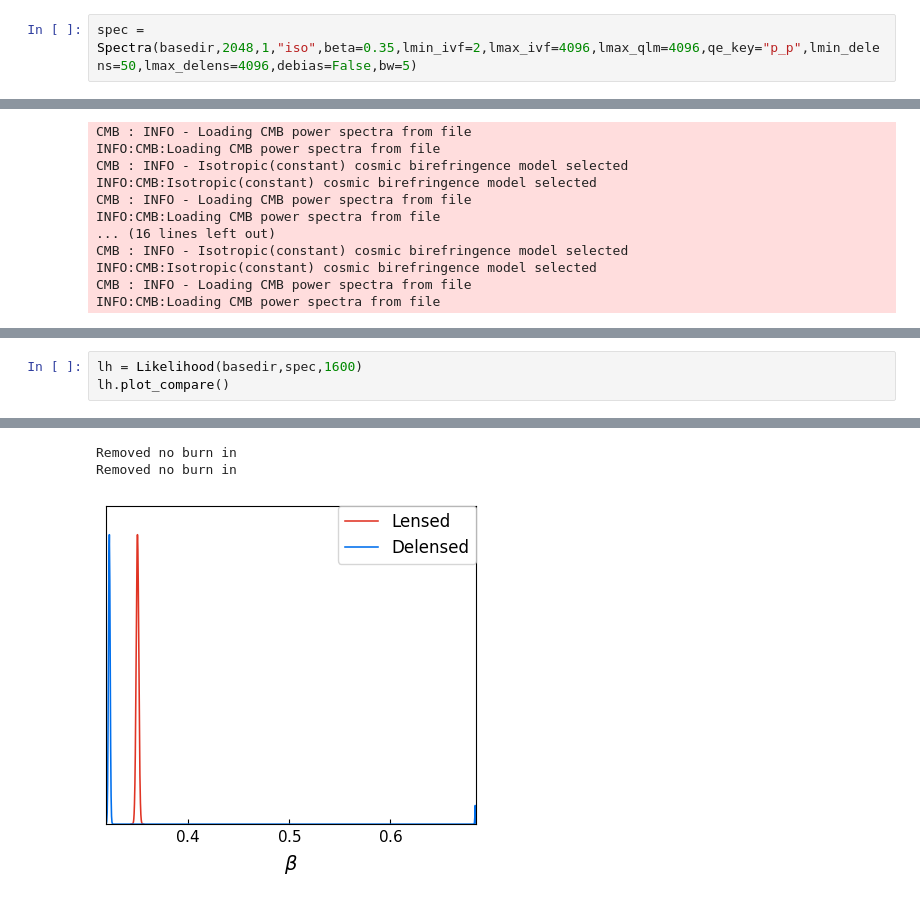
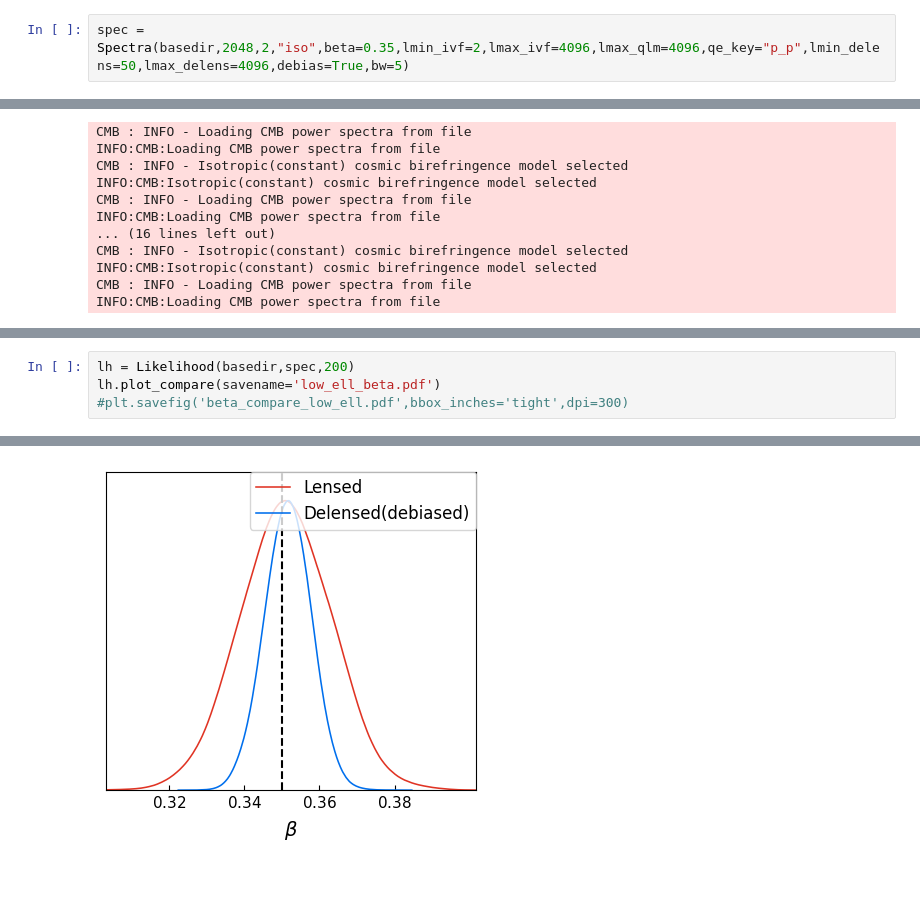
Before and after one commit to antolonappan/DelensCoBi, a Jupyter notebook: examples/likelihood_iso.ipynb, the cells around one changed output, grey strips where cells are left out. Drawn from its saved outputs; the diff is of its cells as text.

```diff
--- a/examples/likelihood_iso.ipynb
+++ b/examples/likelihood_iso.ipynb
@@ -23,7 +23,7 @@ MPI startup(): FI_PSM3_UUID was not generated, please set it to avoid possible r
 # %%
 basedir = '/mnt/sdceph/users/alonappan/DANCE'
 # %%
-spec = Spectra(basedir,2048,1,"iso",beta=0.35,lmin_ivf=2,lmax_ivf=4096,lmax_qlm=4096,qe_key="p_p",lmin_delens=50,lmax_delens=4096,debias=False,bw=5)
+spec = Spectra(basedir,2048,2,"iso",beta=0.35,lmin_ivf=2,lmax_ivf=4096,lmax_qlm=4096,qe_key="p_p",lmin_delens=50,lmax_delens=4096,debias=True,bw=5)
 # %% [output]
 CMB : INFO - Isotropic(constant) cosmic birefringence model selected
 INFO:CMB:Isotropic(constant) cosmic birefringence model selected
@@ -53,4 +62,5 @@ spec.plot_peaks()
 # %%
-lh = Likelihood(basedir,spec,1600)
-lh.plot_compare()
+lh = Likelihood(basedir,spec,200)
+lh.plot_compare(savename='low_ell_beta.pdf')
+#plt.savefig('beta_compare_low_ell.pdf',bbox_inches='tight',dpi=300)
 # %% [output]
@@ -59,3 +71 @@ WARNING:root:fine_bins not large enough to well sample smoothing scale - beta
-Removed no burn in
-Removed no burn in
-[figure, old version]
+[figure, new version]
```
Also changed, not shown: parts of 13 cells of this notebook, 13 other files.
